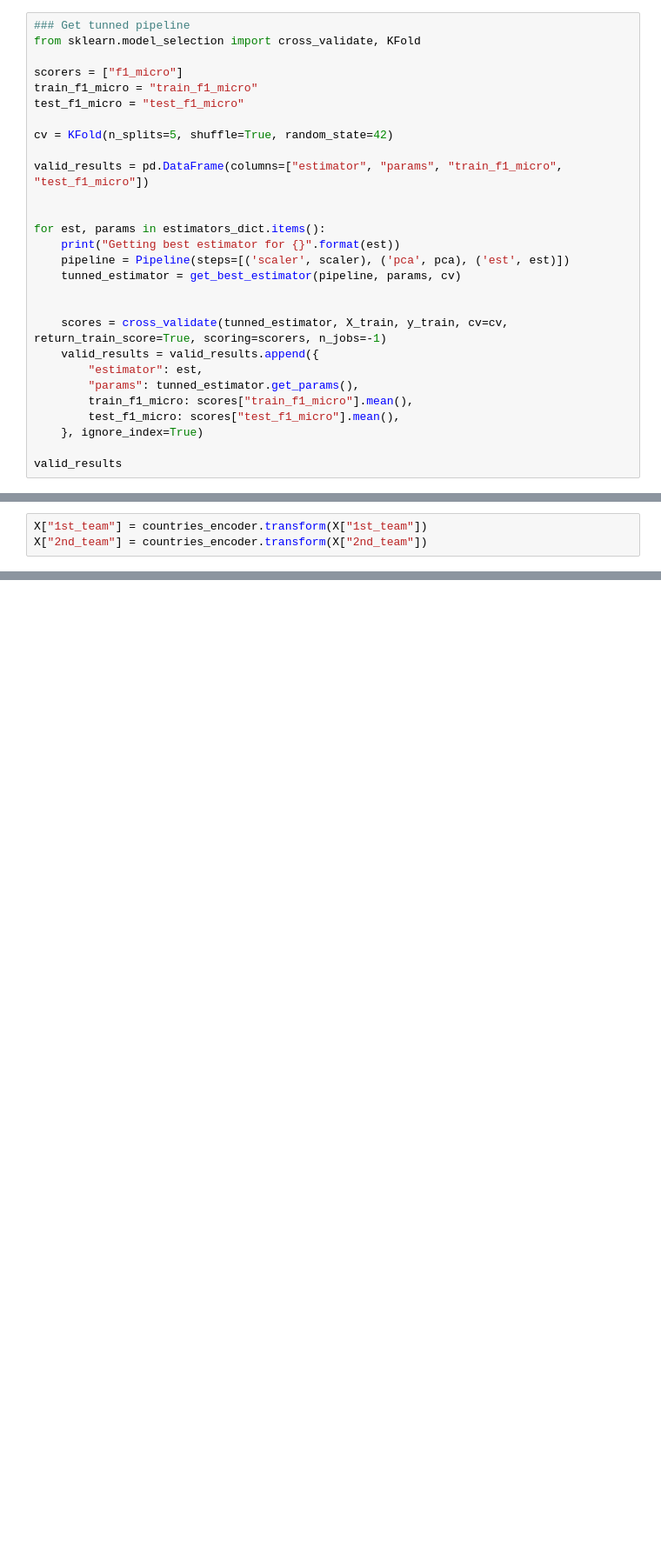
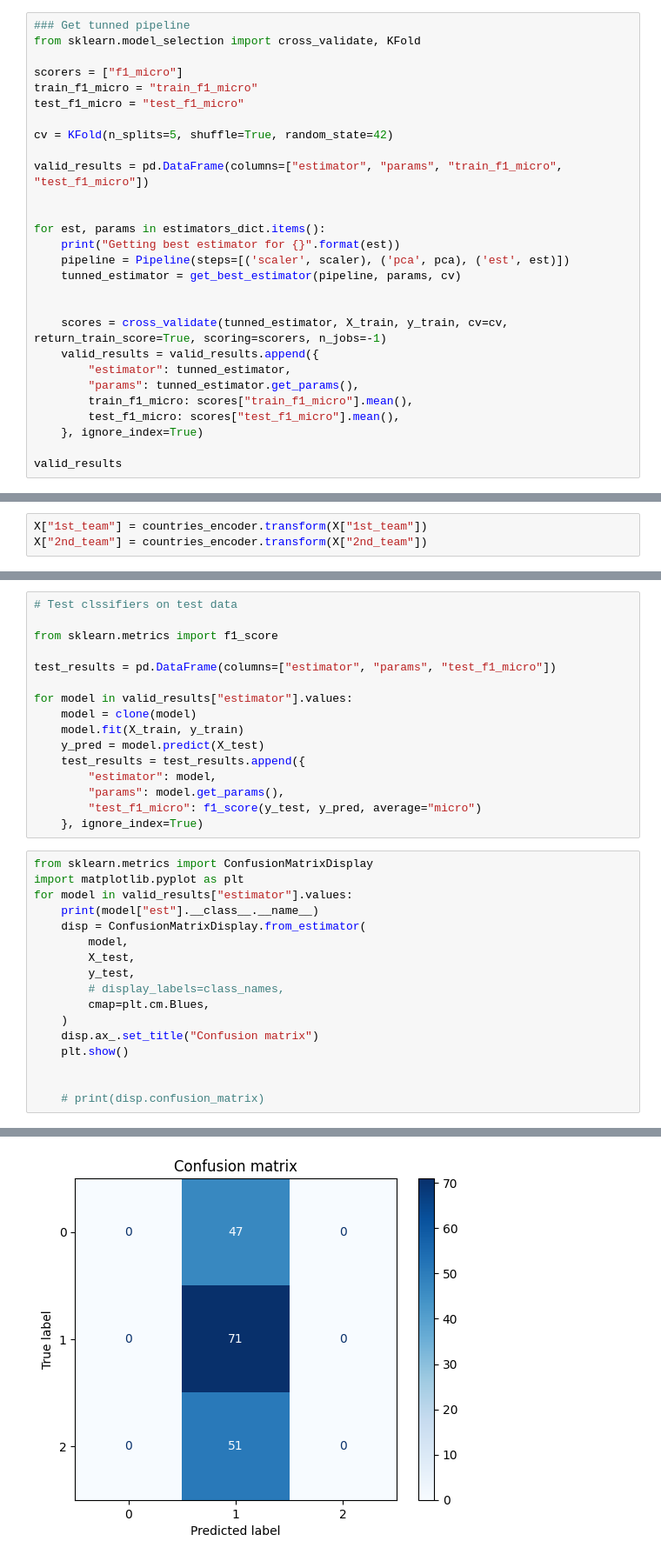
Before and after one commit to ZaidGhazal/FIFA-Qatar-2022-WorldCup-Predictions, a Jupyter notebook: jupyter_notebooks/modeling_classification.ipynb, the cells around one changed output, grey strips where cells are left out. Shown: that part at 87% size. Cells and saved outputs as stored; diff of their text form; blank space fills up the shorter version.

```diff
--- a/jupyter_notebooks/modeling_classification.ipynb
+++ b/jupyter_notebooks/modeling_classification.ipynb
@@ -166,7 +147,7 @@ for est, params in estimators_dict.items():
 
     scores = cross_validate(tunned_estimator, X_train, y_train, cv=cv, return_train_score=True, scoring=scorers, n_jobs=-1)
     valid_results = valid_results.append({
-        "estimator": est,
+        "estimator": tunned_estimator,
         "params": tunned_estimator.get_params(),
         train_f1_micro: scores["train_f1_micro"].mean(),
         test_f1_micro: scores["test_f1_micro"].mean(),
@@ -214,0 +212,34 @@ Pipeline(steps=[('scaler', StandardScaler()), ('pca', PCA(n_components=0.9)),
+# %%
+# Test clssifiers on test data
+
+from sklearn.metrics import f1_score
+
+test_results = pd.DataFrame(columns=["estimator", "params", "test_f1_micro"])
+
+for model in valid_results["estimator"].values:
+    model = clone(model)
+    model.fit(X_train, y_train)
+    y_pred = model.predict(X_test)
+    test_results = test_results.append({
+        "estimator": model,
+        "params": model.get_params(),
+        "test_f1_micro": f1_score(y_test, y_pred, average="micro")
+    }, ignore_index=True)
+# %%
+from sklearn.metrics import ConfusionMatrixDisplay
+import matplotlib.pyplot as plt
+for model in valid_results["estimator"].values:
+    print(model["est"].__class__.__name__)
+    disp = ConfusionMatrixDisplay.from_estimator(
+        model,
+        X_test,
+        y_test,
+        # display_labels=class_names,
+        cmap=plt.cm.Blues,
+    )
+    disp.ax_.set_title("Confusion matrix")
+    plt.show()
+
+
+    # print(disp.confusion_matrix)
+# %% [output]
@@ -214,0 +247 @@ Pipeline(steps=[('scaler', StandardScaler()), ('pca', PCA(n_components=0.9)),
+[figure, added]
```
Also changed, not shown: parts of 10 cells of this notebook, 5 other files.
